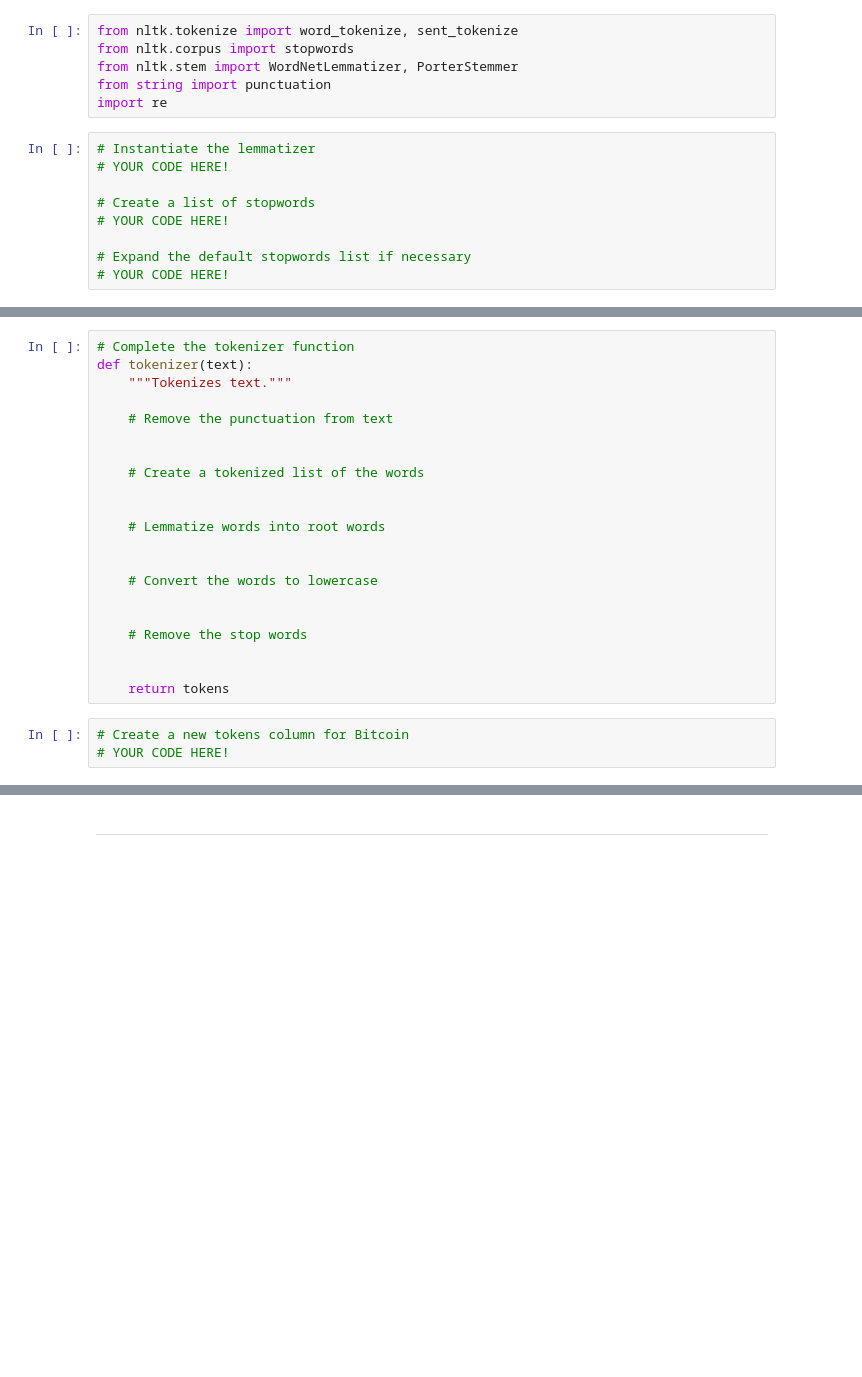
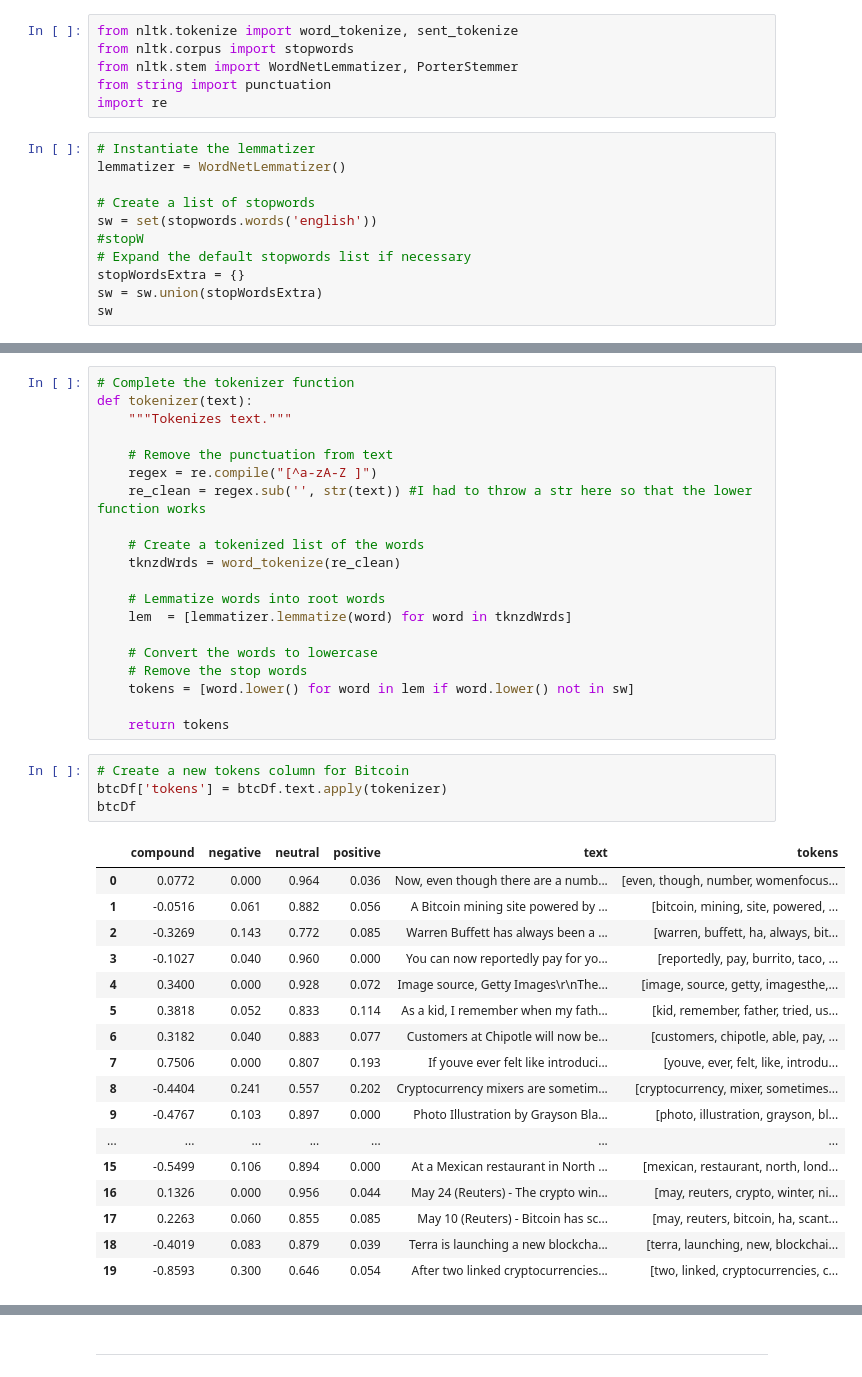
Before and after one commit to gokhanunal34/nlpHomework, a Jupyter notebook: cryptoSentimentHomework.ipynb, the cells around one changed output, grey strips where cells are left out. Cells and saved outputs as stored; diff of their text form; blank space fills up the shorter version.

```diff
--- a/cryptoSentimentHomework.ipynb
+++ b/cryptoSentimentHomework.ipynb
@@ -210,10 +228,12 @@ from string import punctuation
 import re
 # %%
 # Instantiate the lemmatizer
-# YOUR CODE HERE!
+lemmatizer = WordNetLemmatizer()
 
 # Create a list of stopwords
-# YOUR CODE HERE!
-
+sw = set(stopwords.words('english'))
+#stopW
 # Expand the default stopwords list if necessary
-# YOUR CODE HERE!
+stopWordsExtra = {}
+sw = sw.union(stopWordsExtra)
+sw
@@ -223,23 +261,41 @@ def tokenizer(text):
     """Tokenizes text."""
 
     # Remove the punctuation from text
-
+    regex = re.compile("[^a-zA-Z ]")
+    re_clean = regex.sub('', str(text)) #I had to throw a str here so that the lower function works
 
     # Create a tokenized list of the words
-
+    tknzdWrds = word_tokenize(re_clean)
 
     # Lemmatize words into root words
-
+    lem  = [lemmatizer.lemmatize(word) for word in tknzdWrds]
 
     # Convert the words to lowercase
-
-
     # Remove the stop words
-
+    tokens = [word.lower() for word in lem if word.lower() not in sw]
 
     return tokens
 # %%
 # Create a new tokens column for Bitcoin
-# YOUR CODE HERE!
+btcDf['tokens'] = btcDf.text.apply(tokenizer)
+btcDf
+# %% [output]
+|  | compound | negative | neutral | positive | text | tokens |
+| 0 | 0.0772 | 0.000 | 0.964 | 0.036 | Now, even though there are a numb... | [even, though, number, womenfocus... |
+| 1 | -0.0516 | 0.061 | 0.882 | 0.056 | A Bitcoin mining site powered by ... | [bitcoin, mining, site, powered, ... |
+| 2 | -0.3269 | 0.143 | 0.772 | 0.085 | Warren Buffett has always been a ... | [warren, buffett, ha, always, bit... |
+| 3 | -0.1027 | 0.040 | 0.960 | 0.000 | You can now reportedly pay for yo... | [reportedly, pay, burrito, taco, ... |
+| 4 | 0.3400 | 0.000 | 0.928 | 0.072 | Image source, Getty Images\r\nThe... | [image, source, getty, imagesthe,... |
+| 5 | 0.3818 | 0.052 | 0.833 | 0.114 | As a kid, I remember when my fath... | [kid, remember, father, tried, us... |
+| 6 | 0.3182 | 0.040 | 0.883 | 0.077 | Customers at Chipotle will now be... | [customers, chipotle, able, pay, ... |
+| 7 | 0.7506 | 0.000 | 0.807 | 0.193 | If youve ever felt like introduci... | [youve, ever, felt, like, introdu... |
+| 8 | -0.4404 | 0.241 | 0.557 | 0.202 | Cryptocurrency mixers are sometim... | [cryptocurrency, mixer, sometimes... |
+| 9 | -0.4767 | 0.103 | 0.897 | 0.000 | Photo Illustration by Grayson Bla... | [photo, illustration, grayson, bl... |
+| ... | ... | ... | ... | ... | ... | ... |
+| 15 | -0.5499 | 0.106 | 0.894 | 0.000 | At a Mexican restaurant in North ... | [mexican, restaurant, north, lond... |
+| 16 | 0.1326 | 0.000 | 0.956 | 0.044 | May 24 (Reuters) - The crypto win... | [may, reuters, crypto, winter, ni... |
+| 17 | 0.2263 | 0.060 | 0.855 | 0.085 | May 10 (Reuters) - Bitcoin has sc... | [may, reuters, bitcoin, ha, scant... |
+| 18 | -0.4019 | 0.083 | 0.879 | 0.039 | Terra is launching a new blockcha... | [terra, launching, new, blockchai... |
+| 19 | -0.8593 | 0.300 | 0.646 | 0.054 | After two linked cryptocurrencies... | [two, linked, cryptocurrencies, c... |
 # %%
 # Create a new tokens column for Ethereum
```
Also changed, not shown: parts of 5 cells of this notebook.
